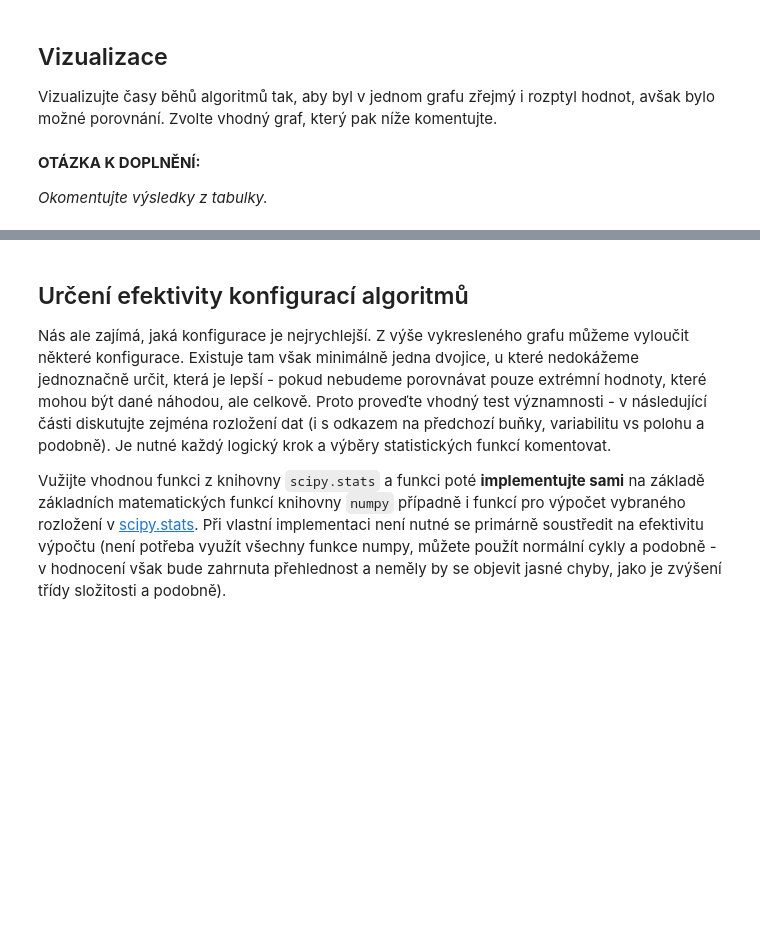
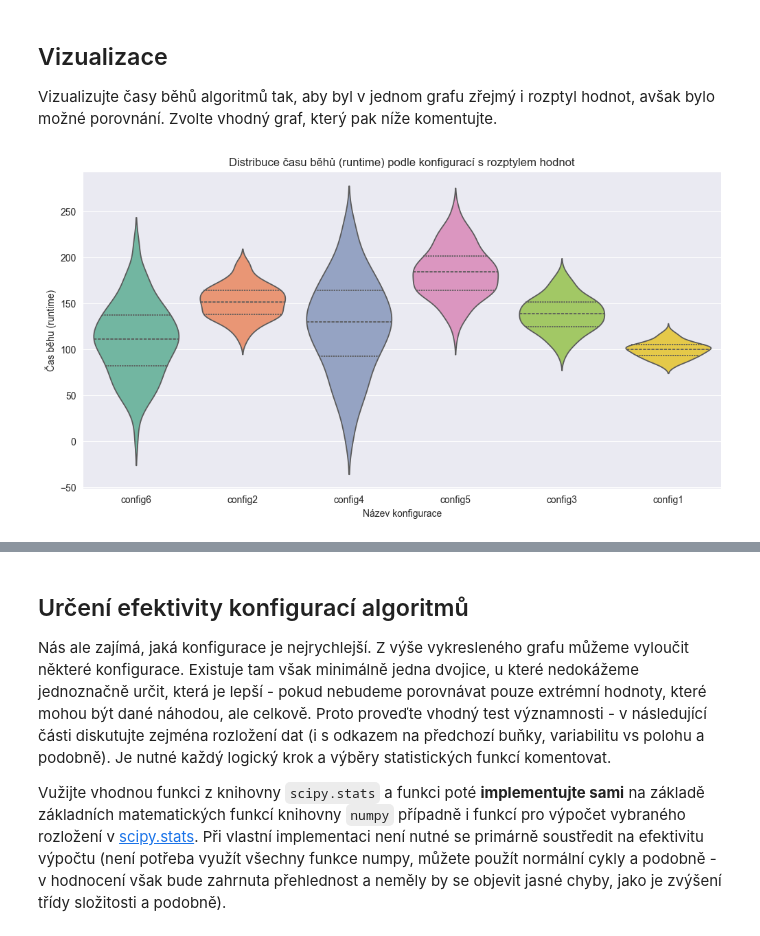
Before and after one commit to richardkocian/MSP-proj1, a Jupyter notebook: proj1.ipynb, the cells around one changed output, grey strips where cells are left out. Cells and saved outputs as stored; diff of their text form; code cells hidden in the pictures; blank space fills up the shorter version.

```diff
--- a/proj1.ipynb
+++ b/proj1.ipynb
@@ -95,4 +199,15 @@ Vizualizujte časy běhů algoritmů tak, aby byl v jednom grafu zřejmý i rozp
-# %% [markdown]
-__OTÁZKA K DOPLNĚNÍ:__
-
-_Okomentujte  výsledky z tabulky._
+# %%
+plt.figure(figsize=(12, 6))
+
+# Použití palety barev a přiřazení hue k x-proměnné
+sns.violinplot(x="configuration", y="runtime", data=df, inner="quartile", palette="Set2", hue="configuration", dodge=False, legend=False)
+
+# Nastavení popisků a názvu grafu
+plt.title("Distribuce času běhů (runtime) podle konfigurací s rozptylem hodnot")
+plt.xlabel("Název konfigurace")
+plt.ylabel("Čas běhu (runtime)")
+
+# Zobrazení grafu
+plt.show()
+# %% [output]
+[figure, added]
```
Also changed, not shown: parts of 13 cells of this notebook.
